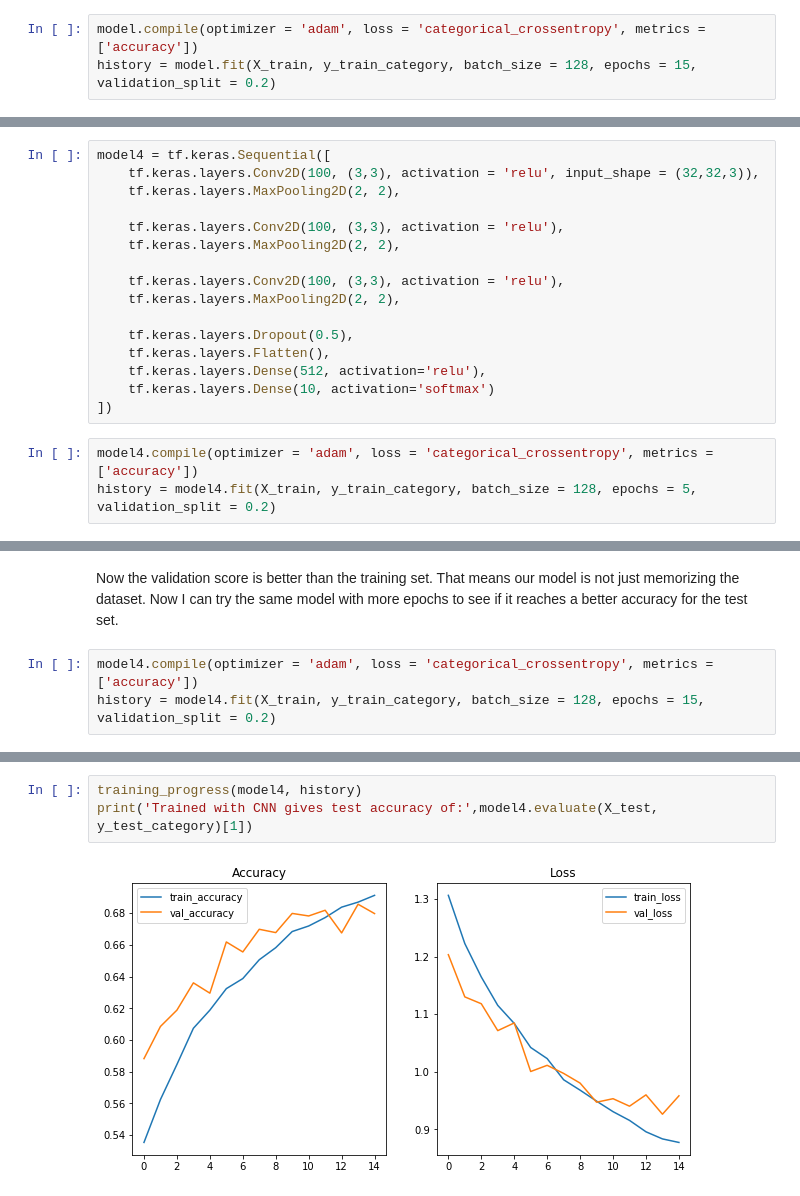
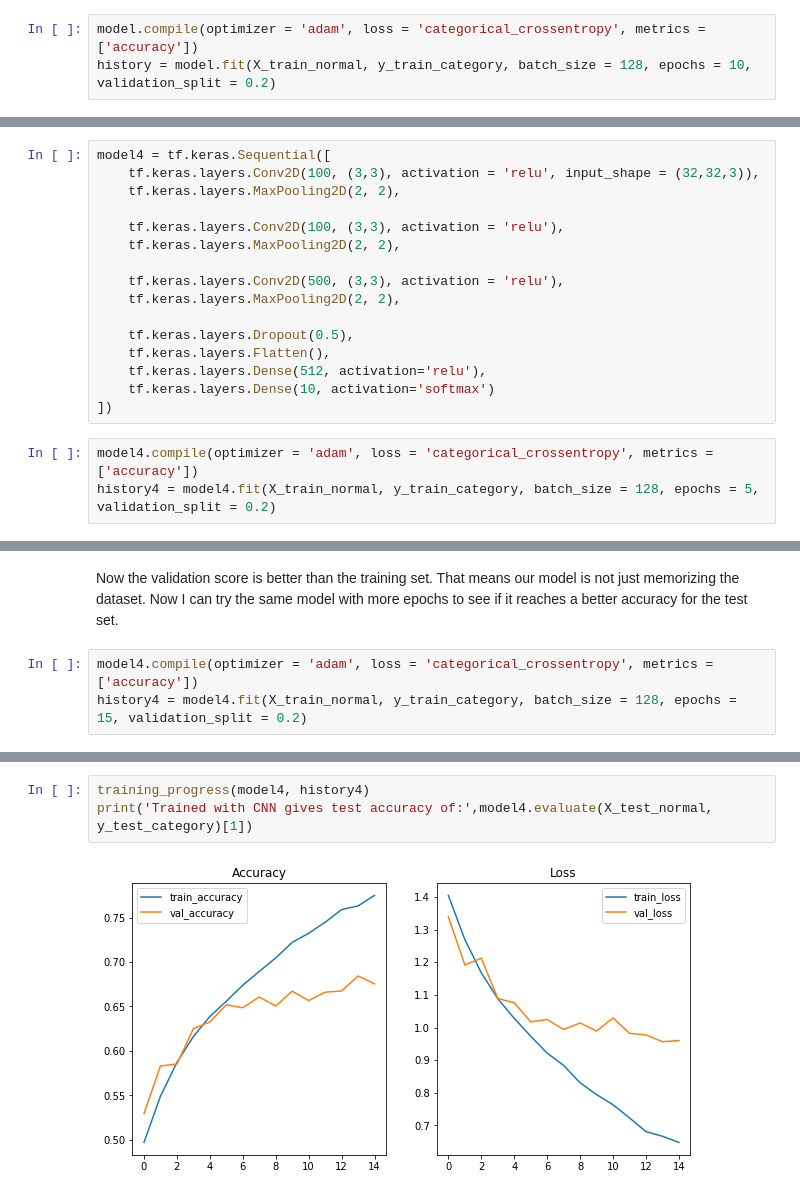
Before and after one commit to bbchen33/Deep-learning, a Jupyter notebook: Tensorflow-small-image-cifar10-training.ipynb, the cells around one changed output, grey strips where cells are left out. Cells and saved outputs as stored; diff of their text form.

```diff
--- a/Tensorflow-small-image-cifar10-training.ipynb
+++ b/Tensorflow-small-image-cifar10-training.ipynb
@@ -63,5 +65,5 @@ print(y_train_category[:5])
 # %%
 model.compile(optimizer = 'adam', loss = 'categorical_crossentropy', metrics = ['accuracy'])
-history = model.fit(X_train, y_train_category, batch_size = 128, epochs = 15, validation_split = 0.2)
+history = model.fit(X_train_normal, y_train_category, batch_size = 128, epochs = 10, validation_split = 0.2)
 # %% [output]
 Train on 40000 samples, validate on 10000 samples
@@ -178,7 +190,7 @@ model4 = tf.keras.Sequential([
     tf.keras.layers.Conv2D(100, (3,3), activation = 'relu'),
     tf.keras.layers.MaxPooling2D(2, 2),
 
-    tf.keras.layers.Conv2D(100, (3,3), activation = 'relu'),
+    tf.keras.layers.Conv2D(500, (3,3), activation = 'relu'),
     tf.keras.layers.MaxPooling2D(2, 2),
 
     tf.keras.layers.Dropout(0.5),
@@ -188,7 +200,7 @@ model4 = tf.keras.Sequential([
 ])
 # %%
 model4.compile(optimizer = 'adam', loss = 'categorical_crossentropy', metrics = ['accuracy'])
-history = model4.fit(X_train, y_train_category, batch_size = 128, epochs = 5, validation_split = 0.2)
+history4 = model4.fit(X_train_normal, y_train_category, batch_size = 128, epochs = 5, validation_split = 0.2)
 # %% [output]
 Train on 40000 samples, validate on 10000 samples
 Epoch 1/5
@@ -205,7 +217,7 @@ Epoch 5/5
 Now the validation score is better than the training set. That means our model is not just memorizing the dataset. Now I can try the same model with more epochs to see if it reaches a better accuracy for the test set.
 # %%
 model4.compile(optimizer = 'adam', loss = 'categorical_crossentropy', metrics = ['accuracy'])
-history = model4.fit(X_train, y_train_category, batch_size = 128, epochs = 15, validation_split = 0.2)
+history4 = model4.fit(X_train_normal, y_train_category, batch_size = 128, epochs = 15, validation_split = 0.2)
 # %% [output]
 Train on 40000 samples, validate on 10000 samples
 Epoch 1/15
@@ -227,5 +239,5 @@ Epoch 15/15
 # %%
-training_progress(model4, history)
-print('Trained with CNN gives test accuracy of:',model4.evaluate(X_test, y_test_category)[1])
+training_progress(model4, history4)
+print('Trained with CNN gives test accuracy of:',model4.evaluate(X_test_normal, y_test_category)[1])
 # %% [output]
-[figure, old version]
+[figure, new version]
```
Also changed, not shown: parts of 22 cells of this notebook.
